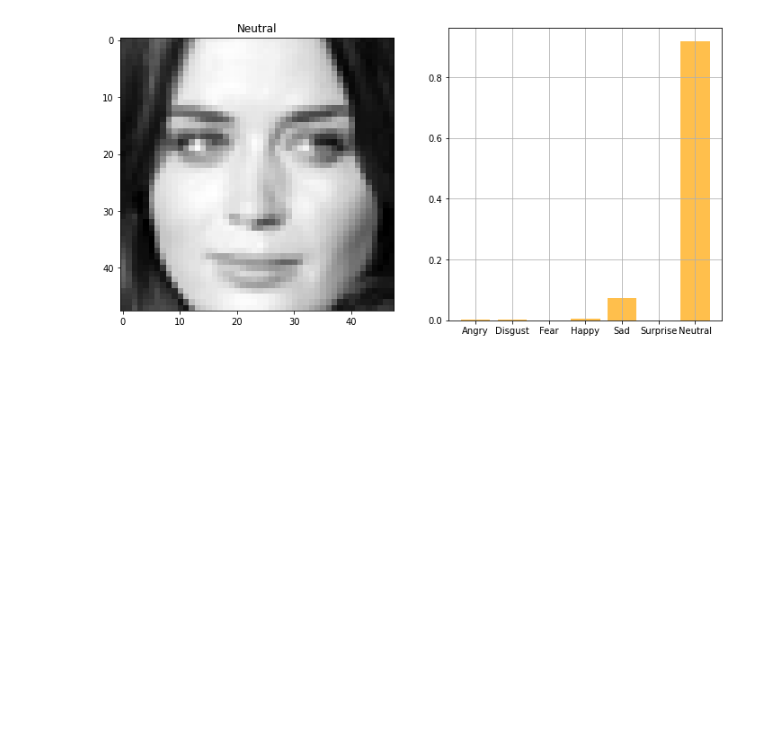
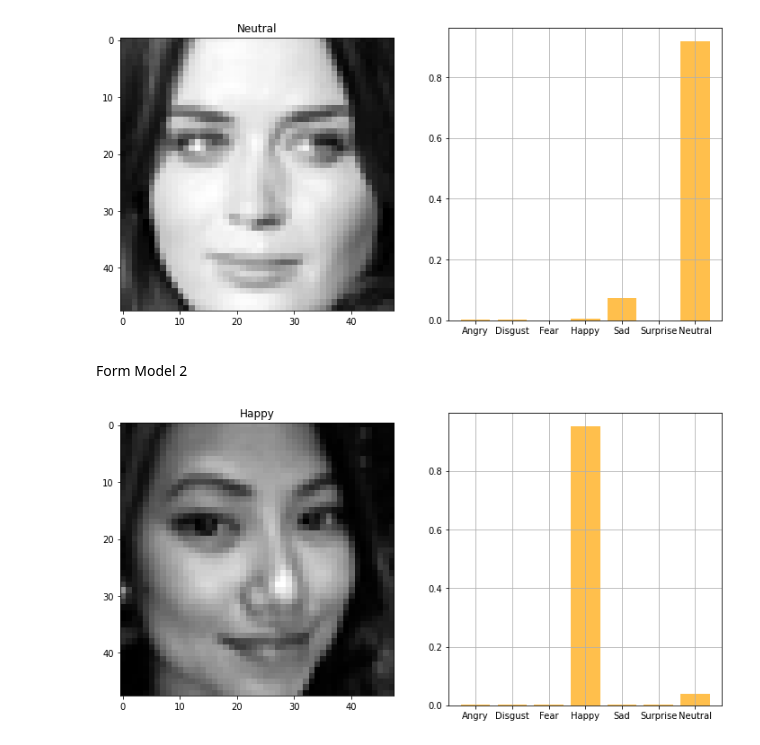
Before and after one commit to rohitrv8922/Face-Emotion-Recognition-Detection, a Jupyter notebook: Face_Emotion_Recognition.ipynb, the cells around one changed output. Cells and saved outputs as stored; diff of their text form; code cells hidden in the pictures; blank space fills up the shorter version.

```diff
--- a/Face_Emotion_Recognition.ipynb
+++ b/Face_Emotion_Recognition.ipynb
@@ -658,3 +658,9 @@ plot_image_and_emotion(test_image_array, test_image_label, pred_test_labels1, 19
 plot_image_and_emotion(test_image_array, test_image_label, pred_test_labels1, 119)
 # %% [output]
 [figure]
+# %% [markdown]
+Form Model 2
+# %%
+plot_image_and_emotion(test_image_array, test_image_label, pred_test_labels2, 19)
+# %% [output]
+[figure, added]
```
Also changed, not shown: parts of 4 cells of this notebook.
